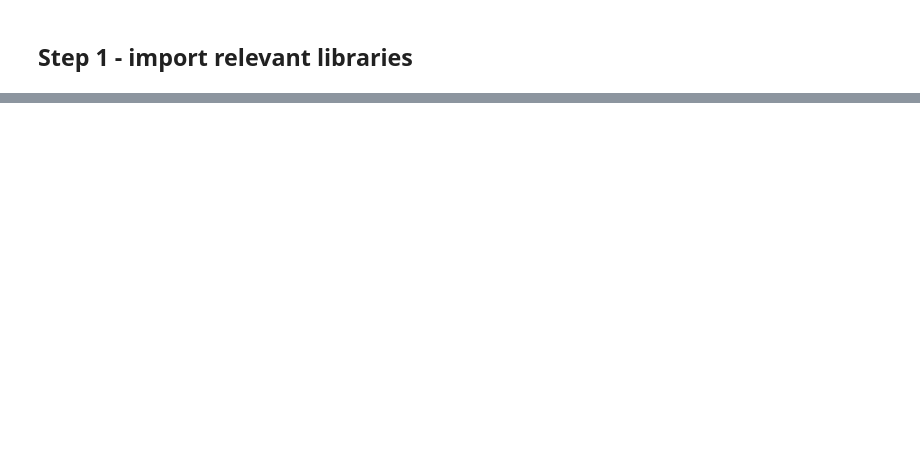
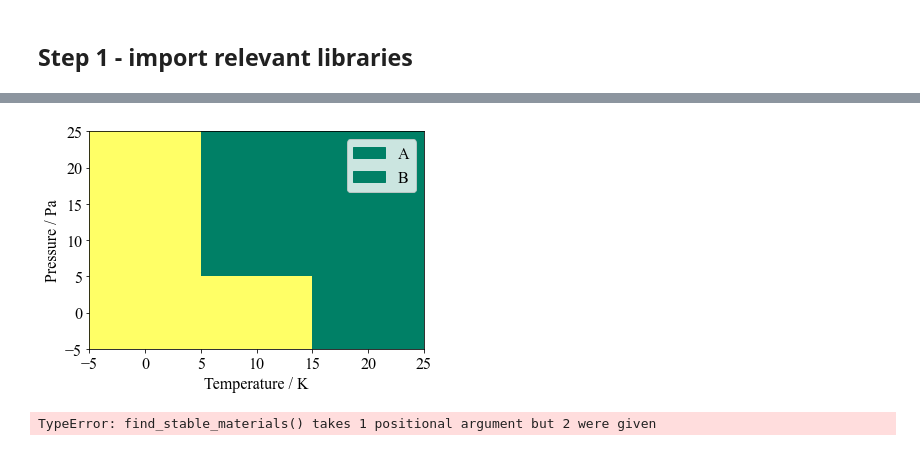
Before and after one commit to NU-CEM/ThermoPot, a Jupyter notebook: docs/tutorial.ipynb, the cells around one changed output, grey strips where cells are left out. Saved outputs shown, nothing was run; the diff lists cells and outputs as text; code cells hidden in the pictures; blank space fills up the shorter version.

```diff
--- a/docs/tutorial.ipynb
+++ b/docs/tutorial.ipynb
@@ -38,0 +135,9 @@ from
+# %%
+import numpy as np
+pot_1 = np.array([[3,2,1],[4,1,1],[2,1,1]])
+pot_2 = np.array([[0,0,2],[0,4,5],[0,4,5]])
+# %%
+plots.plot_TvsP(np.array([0,10,20]),np.array([0,10,20]).transpose(),pot_1,
+                pot_2,material_labels=["A","B"])
+# %% [output]
+[figure, added]
@@ -38,0 +146,4 @@ from
+# %%
+min_pot = stability.find_stable_materials(pot_1,pot_2)
+# %% [output]
+TypeError: find_stable_materials() takes 1 positional argument but 2 were given
```
Also changed, not shown: parts of 26 cells of this notebook, 4 other files.
